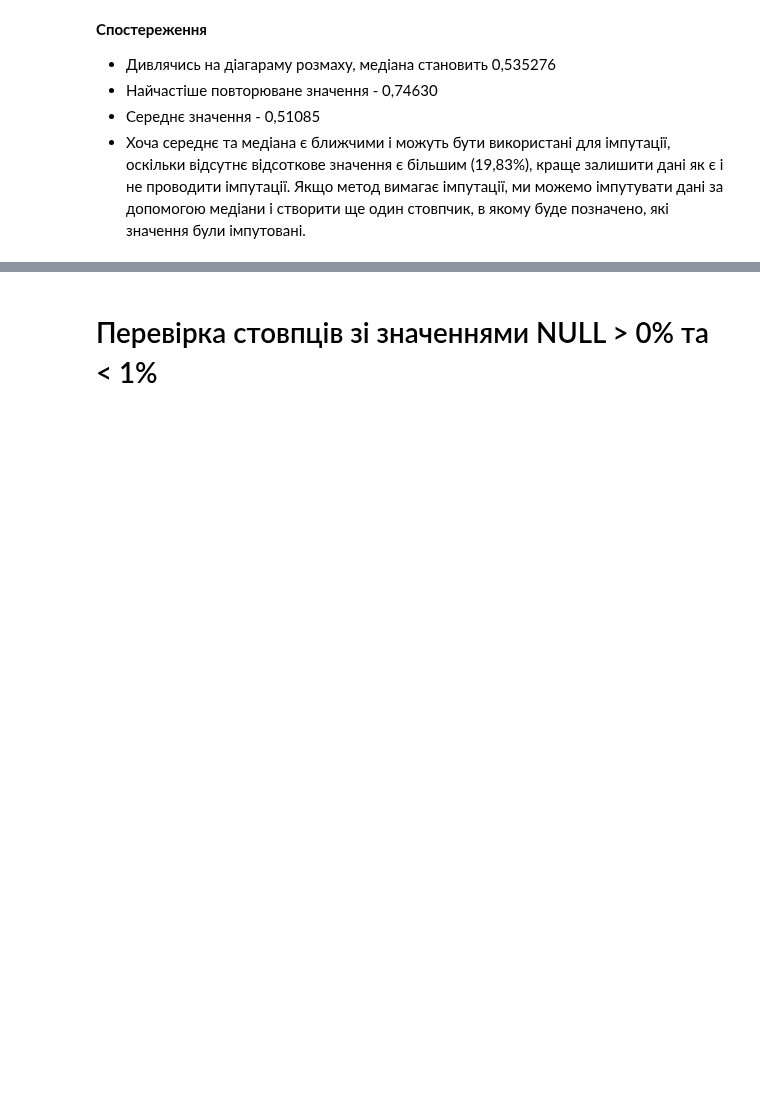
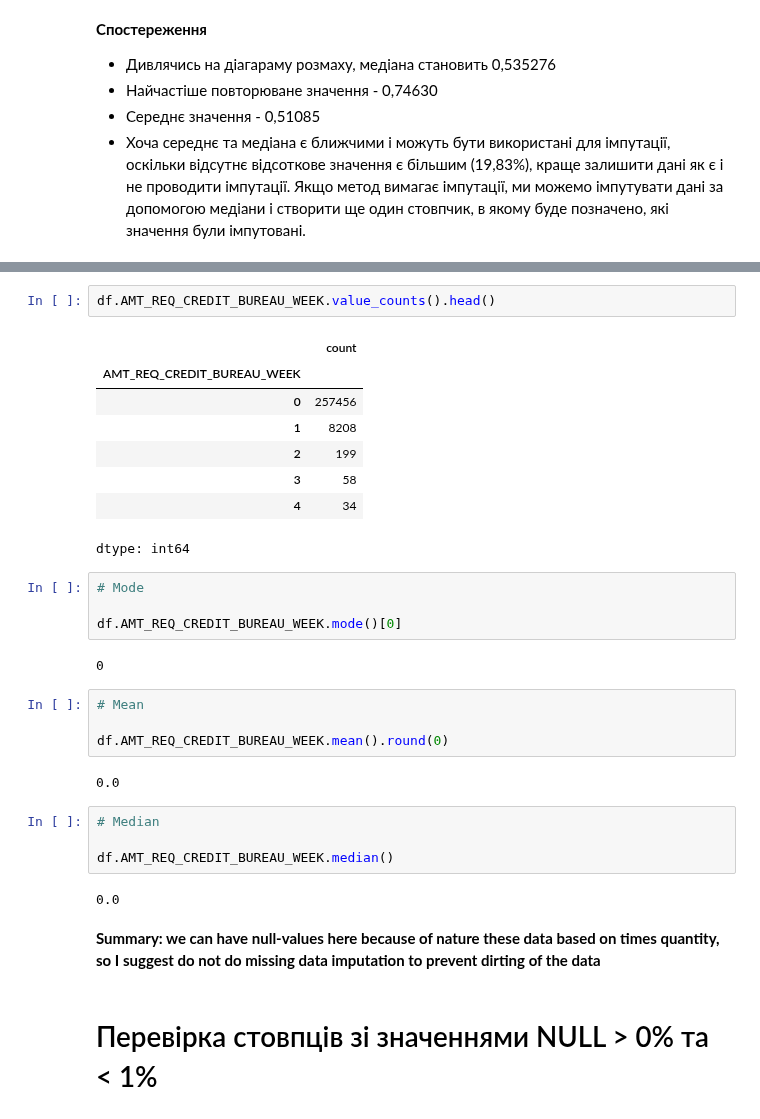
Before and after one commit to o-semenkova/ml_home_tasks, a Jupyter notebook: Credit EDA.ipynb, the cells around one changed output, grey strips where cells are left out. Cells and saved outputs as stored; diff of their text form; blank space fills up the shorter version.

```diff
--- a/Credit EDA.ipynb
+++ b/Credit EDA.ipynb
@@ -559,3 +716,34 @@ df.EXT_SOURCE_3.mean()
+# %%
+df.AMT_REQ_CREDIT_BUREAU_WEEK.value_counts().head()
+# %% [output]
+|  | count |
+| AMT_REQ_CREDIT_BUREAU_WEEK |  |
+| 0 | 257456 |
+| 1 | 8208 |
+| 2 | 199 |
+| 3 | 58 |
+| 4 | 34 |
+dtype: int64
+# %%
+# Mode
+
+df.AMT_REQ_CREDIT_BUREAU_WEEK.mode()[0]
+# %% [output]
+0
+# %%
+# Mean
+
+df.AMT_REQ_CREDIT_BUREAU_WEEK.mean().round(0)
+# %% [output]
+0.0
+# %%
+# Median
+
+df.AMT_REQ_CREDIT_BUREAU_WEEK.median()
+# %% [output]
+0.0
+# %% [markdown]
+**Summary: we can have null-values here because of nature these data based on times quantity, so I suggest do not do missing data imputation to prevent dirting of the data**
 # %% [markdown]
 # Перевірка стовпців зі значеннями NULL > 0% та < 1%
 # %% [markdown]
```
Also changed, not shown: parts of 38 cells of this notebook.
